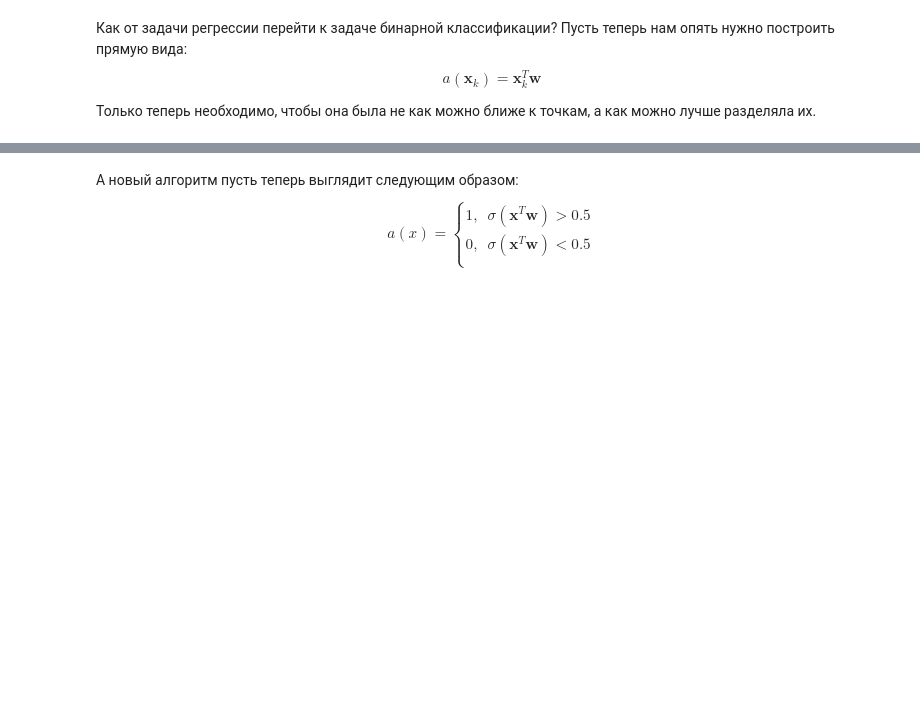
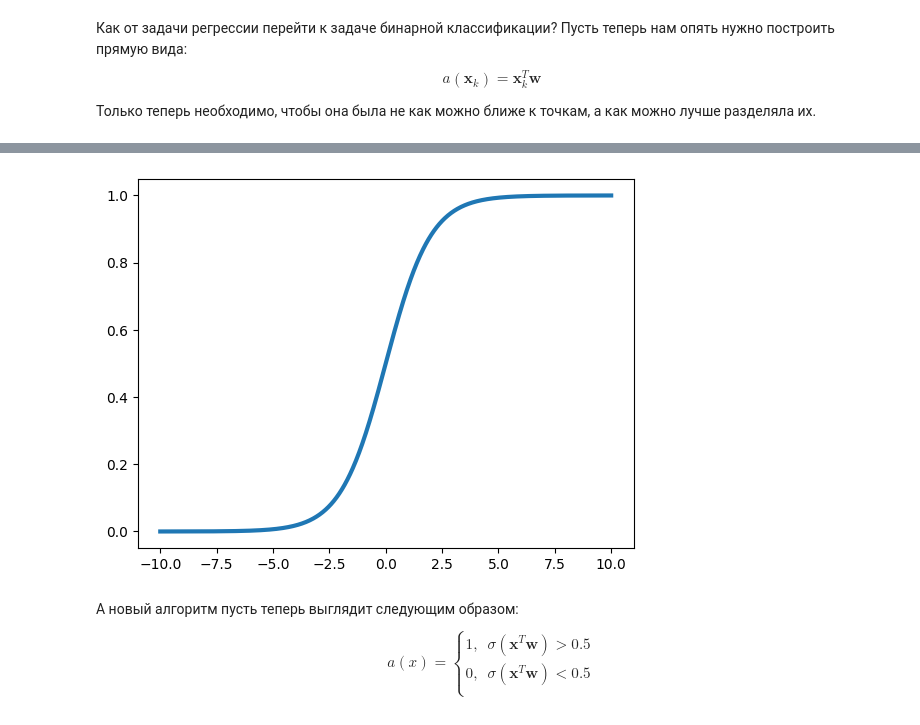
Before and after one commit to kokamido/ml2023, a Jupyter notebook: 02-Linear/Linear.ipynb, the cells around one changed output, grey strips where cells are left out. Drawn from its saved outputs; the diff is of its cells as text; code cells hidden in the pictures; blank space fills up the shorter version.

```diff
--- a/02-Linear/Linear.ipynb
+++ b/02-Linear/Linear.ipynb
@@ -90,5 +87,0 @@ $$
-# %%
-a = np.random.normal(2,1, 2)
-x = np.random.normal(0,1, 2)
-x_delta = np.random.normal(0,1, 2)
-print(f'a:\n{a};\nx:\n{x};\nx_delta:\n{x_delta}')
@@ -484,3 +481,12 @@ $sign(z)$ - равна 0, если $z < 0$, $1$ если $z > 0$,.
+# %%
+def sigmoid(x):
+    return 1/(1 + np.e**(-x))
+
+xs = np.linspace(-10,10,1001)
+ys = np.vectorize(sigmoid)(xs)
+_ = plt.plot(xs, ys, lw=3)
+# %% [output]
+[figure, added]
 # %% [markdown]
 А новый алгоритм пусть теперь выглядит следующим образом:
 $$a(x) = \begin{cases}
```
Also changed, not shown: parts of 9 cells of this notebook.
